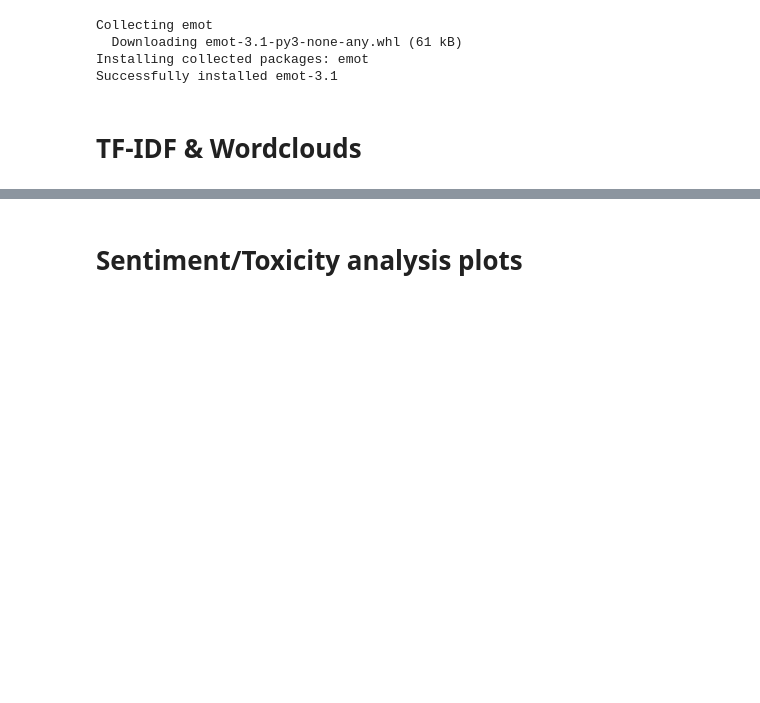
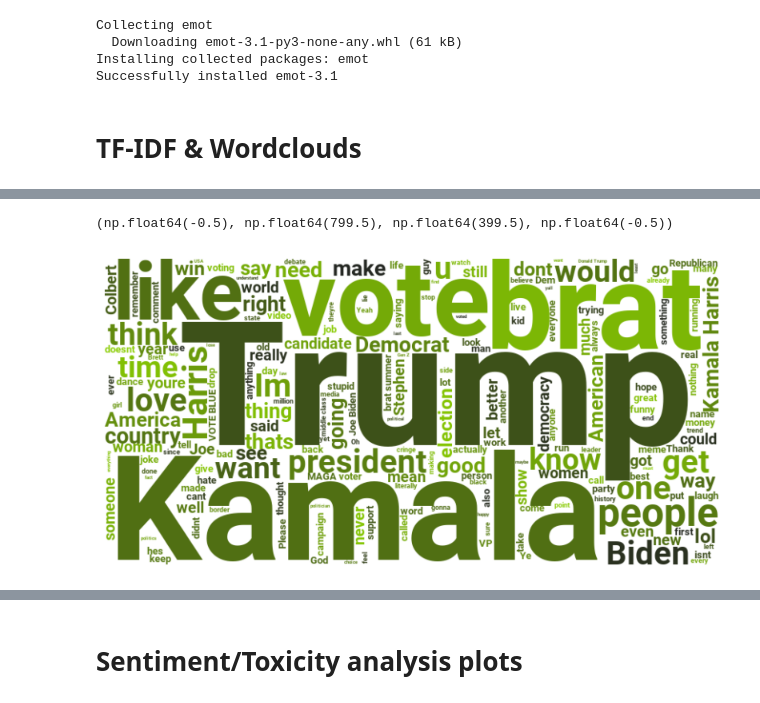
Before and after one commit to pouvoirdasha/sociology_scrapping, a Jupyter notebook: notebooks_stats_finetuning/decriptive_stats_dasha.ipynb, the cells around one changed output, grey strips where cells are left out. Drawn from its saved outputs; the diff is of its cells as text; code cells hidden in the pictures; blank space fills up the shorter version.

```diff
--- a/notebooks_stats_finetuning/decriptive_stats_dasha.ipynb
+++ b/notebooks_stats_finetuning/decriptive_stats_dasha.ipynb
@@ -739,0 +753,5 @@ plt.axis('off')
+# %%
+#YOUTUBE
+filename = "../data/YouTube-with-sentiments_24-11-2024_15h52.csv"
+youtube = pd.read_csv(filename)
+youtube.head()
@@ -739,0 +765,26 @@ plt.axis('off')
+# %%
+all_comments_yt = ' '.join(youtube['Comment'].dropna().astype(str))
+all_comments_yt
+#all_comments_cleaned_yt = re.sub(r'@[A-Za-z0-9_]+', '', all_comments_yt)  # Remove @username
+all_comments_cleaned_yt = re.sub(r'[^\x00-\x7F]+', '', all_comments_cleaned_yt)  # Remove non-ASCII
+all_comments_cleaned_yt = re.sub(r'[^\w\s]', '', all_comments_cleaned_yt)
+
+
+
+
+wordcloud = WordCloud(
+    stopwords=stop_words,
+    colormap = brat_palette,
+    font_path=font_path,
+    background_color='white',
+    width=800,
+    height=400
+).generate(all_comments_cleaned_yt)
+
+# Afficher le WordCloud
+plt.figure(figsize=(10, 5))
+plt.imshow(wordcloud, interpolation='bilinear')
+plt.axis('off')
+# %% [output]
+(np.float64(-0.5), np.float64(799.5), np.float64(399.5), np.float64(-0.5))
+[figure, added]
```
Also changed, not shown: parts of 6 cells of this notebook.
